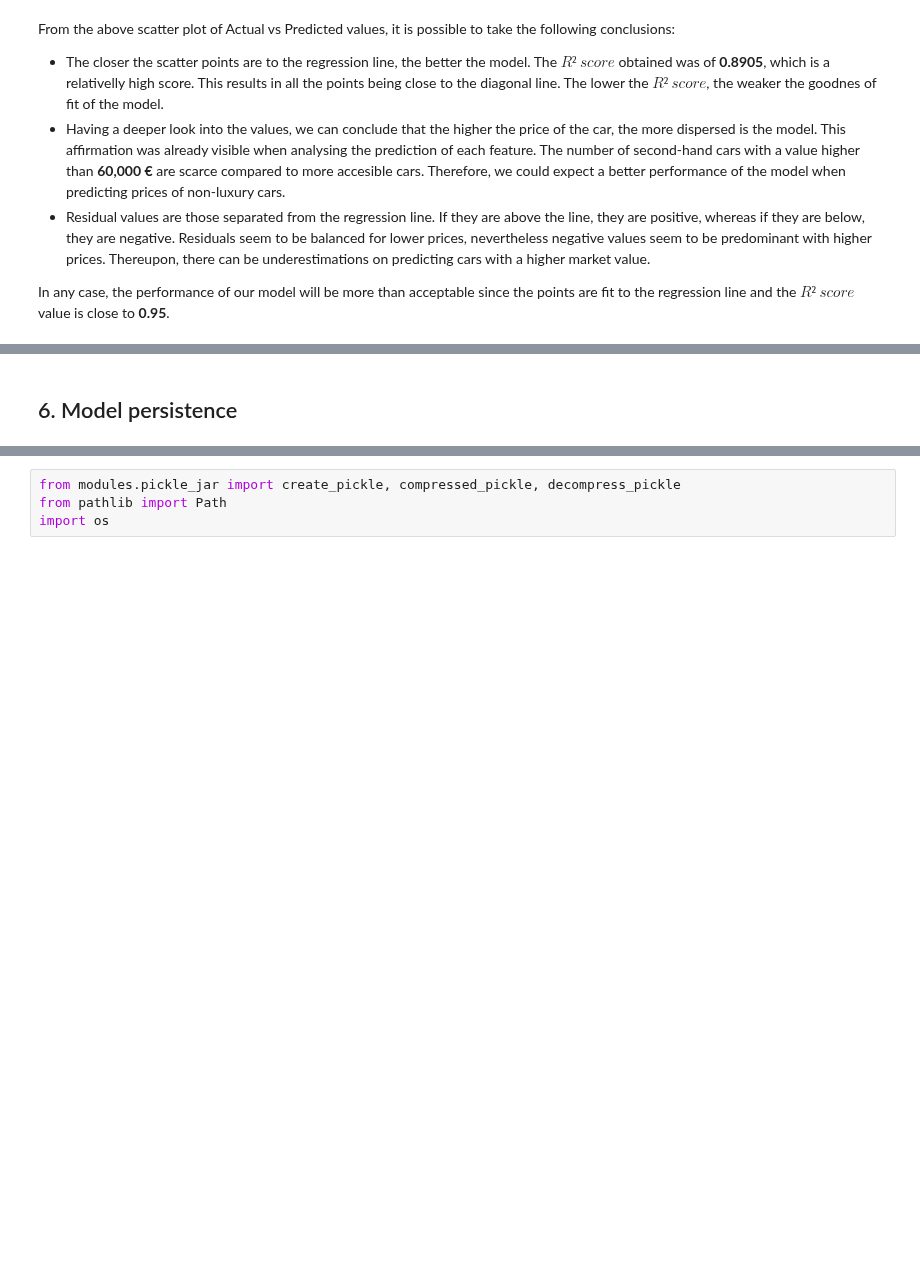
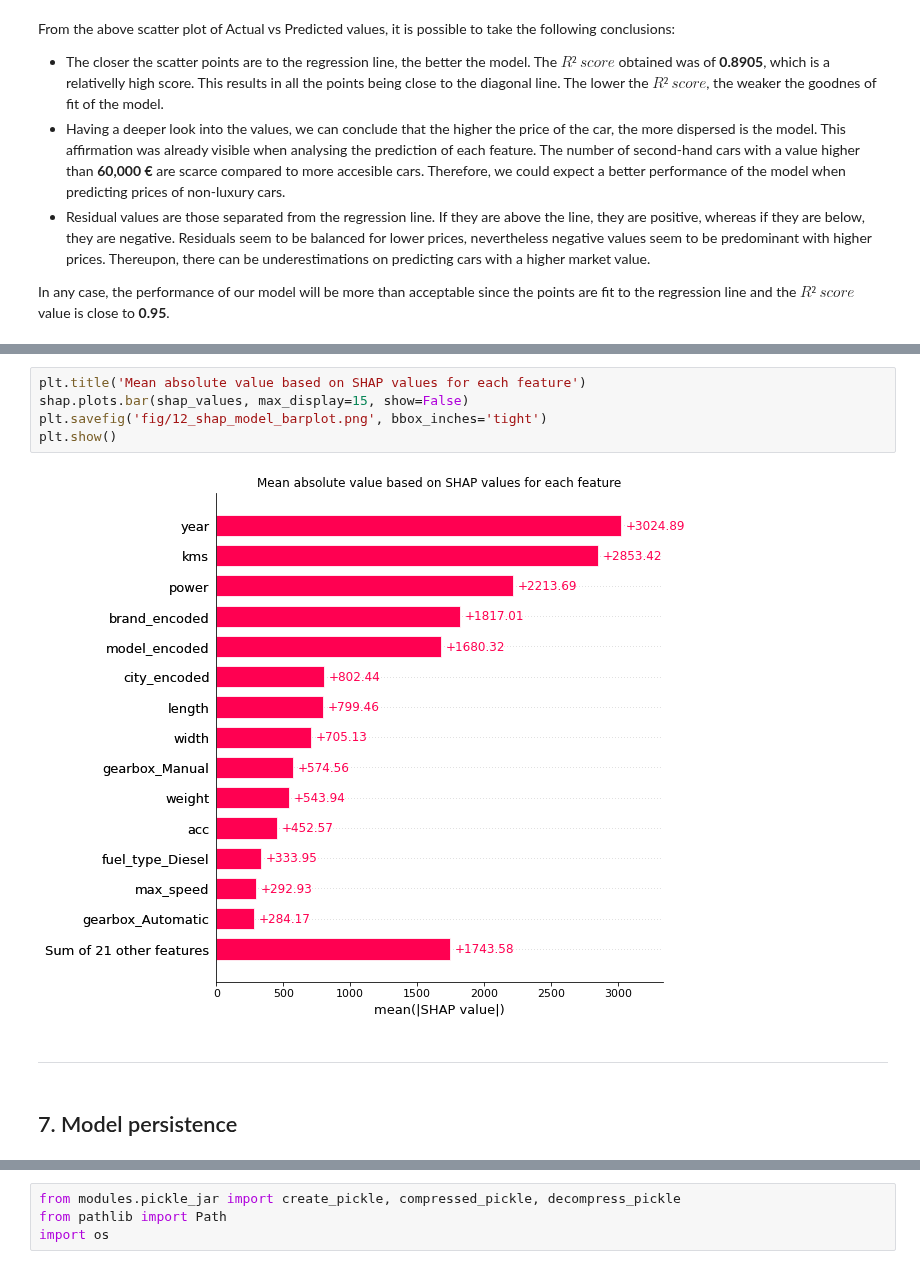
Before and after one commit to caresppen/UsedCarsAppraiser, a Jupyter notebook: notebooks/12b_Model_Builder-CB.ipynb, the cells around one changed output, grey strips where cells are left out. Drawn from its saved outputs; the diff is of its cells as text; blank space fills up the shorter version.

```diff
--- a/notebooks/12b_Model_Builder-CB.ipynb
+++ b/notebooks/12b_Model_Builder-CB.ipynb
@@ -201,5 +224,14 @@ In any case, the performance of our model will be more than acceptable since the
+# %%
+plt.title('Mean absolute value based on SHAP values for each feature')
+shap.plots.bar(shap_values, max_display=15, show=False)
+plt.savefig('fig/12_shap_model_barplot.png', bbox_inches='tight')
+plt.show()
+# %% [output]
+[figure, added]
+# %% [markdown]
+---
 # %% [markdown]
-## 6. Model persistence
+## 7. Model persistence
 # %% [markdown]
 <img align="center" src="https://programaenlinea.net/wp-content/uploads/2017/09/python-pickle-800x200.png">
 # %%
```
Also changed, not shown: parts of 10 cells of this notebook, 8 other files.
